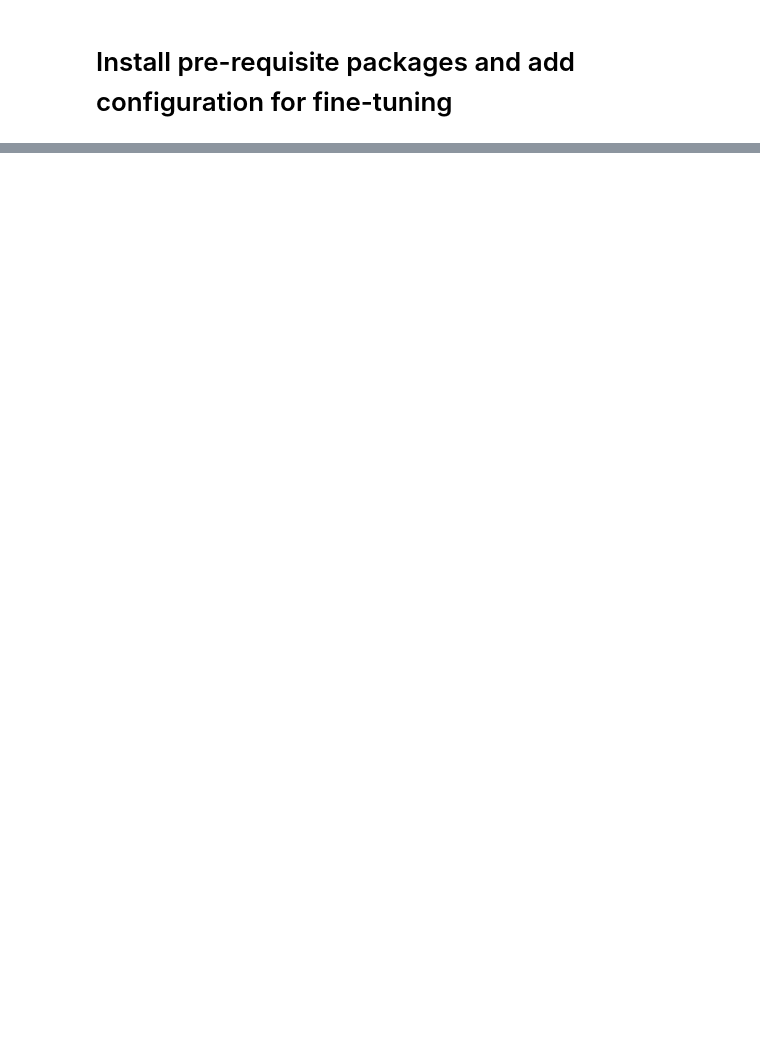
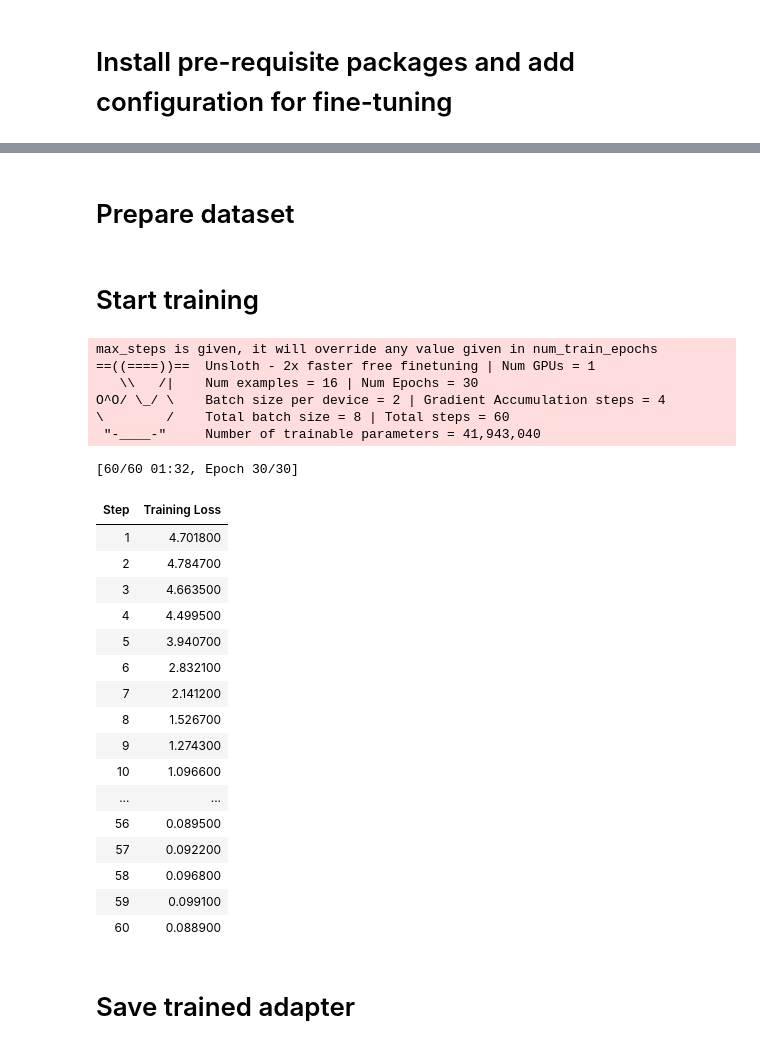
Before and after one commit to selectorseb/s2ai-infra, a Jupyter notebook: fine-tuning/google-collab/Llama-3-8b-Instruct-finetuning.ipynb, the cells around one changed output, grey strips where cells are left out. Drawn from its saved outputs; the diff is of its cells as text; code cells hidden in the pictures; blank space fills up the shorter version.

Commit message:
Add dataset, sft trainer

```diff
--- a/fine-tuning/google-collab/Llama-3-8b-Instruct-finetuning.ipynb
+++ b/fine-tuning/google-collab/Llama-3-8b-Instruct-finetuning.ipynb
@@ -4,11 +4,17 @@
 # Install pre-requisite packages and add configuration for fine-tuning
 # %%
 # Set fine tuning input parameters
-model_name = "set model"
+debug = False
+model_name = "hf_model_name"
 load_in_4bit = False
 max_seq_length = 2048
-hf_token = "hf_set_right_token"
+hf_token = "hf_token"
+lora_rank = 16
+lora_alpha = 16
 dtype = None
+dataset_name = "hf_dataset_link"
+save_local = False
+upload_to_hf = "hf_repo_name"
 # %%
 %%capture
 !pip install "unsloth[colab-new] @ git+https://github.com/unslothai/unsloth.git"
@@ -26,0 +57,2 @@ model, tokenizer = FastLanguageModel.from_pretrained(
+# %% [markdown]
+# Prepare dataset
@@ -26,0 +81,61 @@ model, tokenizer = FastLanguageModel.from_pretrained(
+# %% [markdown]
+# Start training
+# %%
+from trl import SFTTrainer
+from transformers import TrainingArguments
+from unsloth import is_bfloat16_supported
+
+trainer = SFTTrainer(
+    model = model,
+    tokenizer = tokenizer,
+    train_dataset = dataset,
+    dataset_text_field = "text",
+    max_seq_length = max_seq_length,
+    dataset_num_proc = 2,
+    packing = False, # Can make training 5x faster for short sequences.
+    args = TrainingArguments(
+        per_device_train_batch_size = 2,
+        gradient_accumulation_steps = 4,
+        warmup_steps = 5,
+        max_steps = 60,
+        learning_rate = 2e-4,
+        fp16 = not is_bfloat16_supported(),
+        bf16 = is_bfloat16_supported(),
+        logging_steps = 1,
+        optim = "adamw_8bit",
+        weight_decay = 0.01,
+        lr_scheduler_type = "linear",
+        seed = 3407,
+        output_dir = "outputs",
+    ),
+)
+
+
+trainer_stats = trainer.train()
+# %% [output]
+max_steps is given, it will override any value given in num_train_epochs
+==((====))==  Unsloth - 2x faster free finetuning | Num GPUs = 1
+   \\   /|    Num examples = 16 | Num Epochs = 30
+O^O/ \_/ \    Batch size per device = 2 | Gradient Accumulation steps = 4
+\        /    Total batch size = 8 | Total steps = 60
+ "-____-"     Number of trainable parameters = 41,943,040
+[60/60 01:32, Epoch 30/30]
+| Step | Training Loss |
+| 1 | 4.701800 |
+| 2 | 4.784700 |
+| 3 | 4.663500 |
+| 4 | 4.499500 |
+| 5 | 3.940700 |
+| 6 | 2.832100 |
+| 7 | 2.141200 |
+| 8 | 1.526700 |
+| 9 | 1.274300 |
+| 10 | 1.096600 |
+| ... | ... |
+| 56 | 0.089500 |
+| 57 | 0.092200 |
+| 58 | 0.096800 |
+| 59 | 0.099100 |
+| 60 | 0.088900 |
+# %% [markdown]
+# Save trained adapter
```
Also changed, not shown: parts of 4 cells of this notebook.
